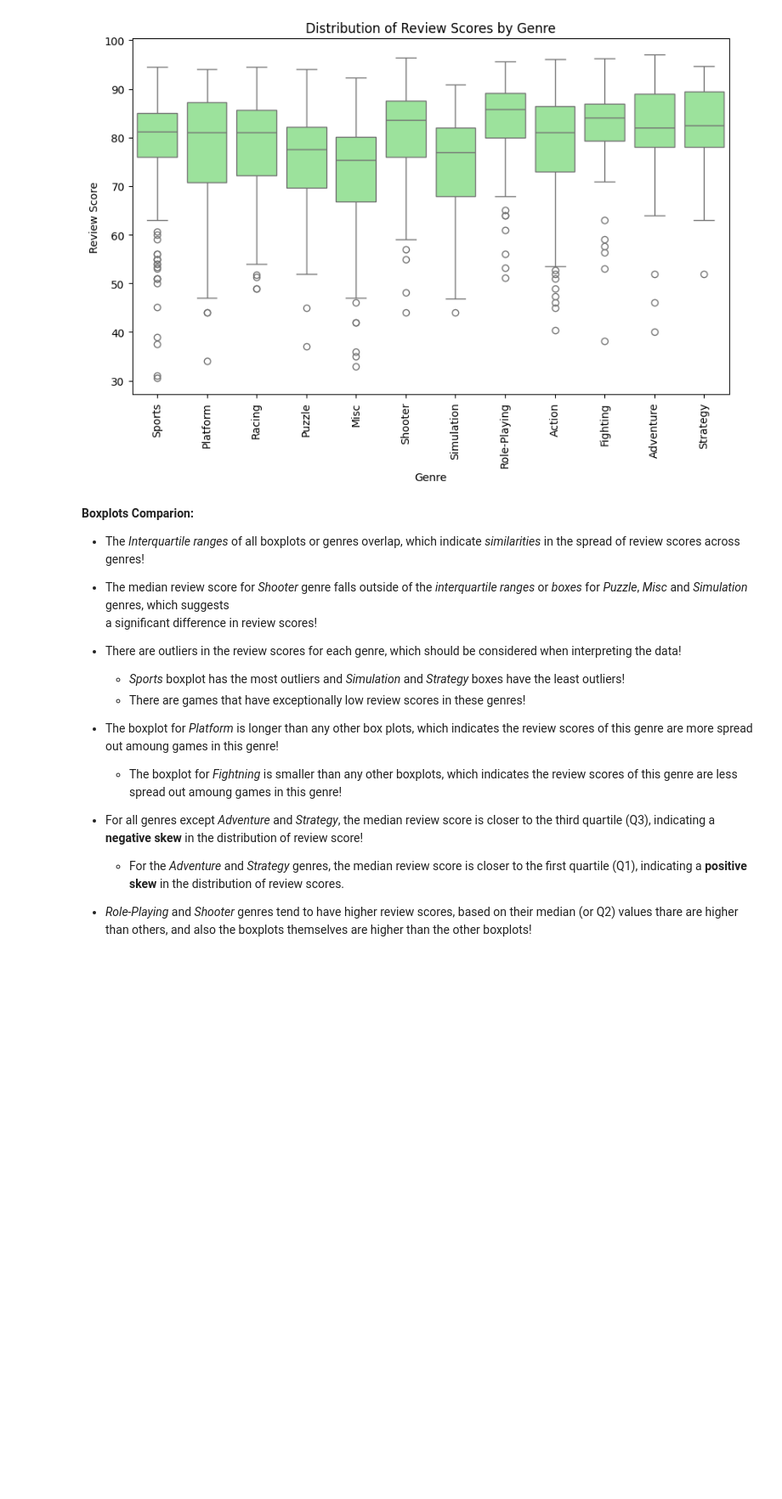
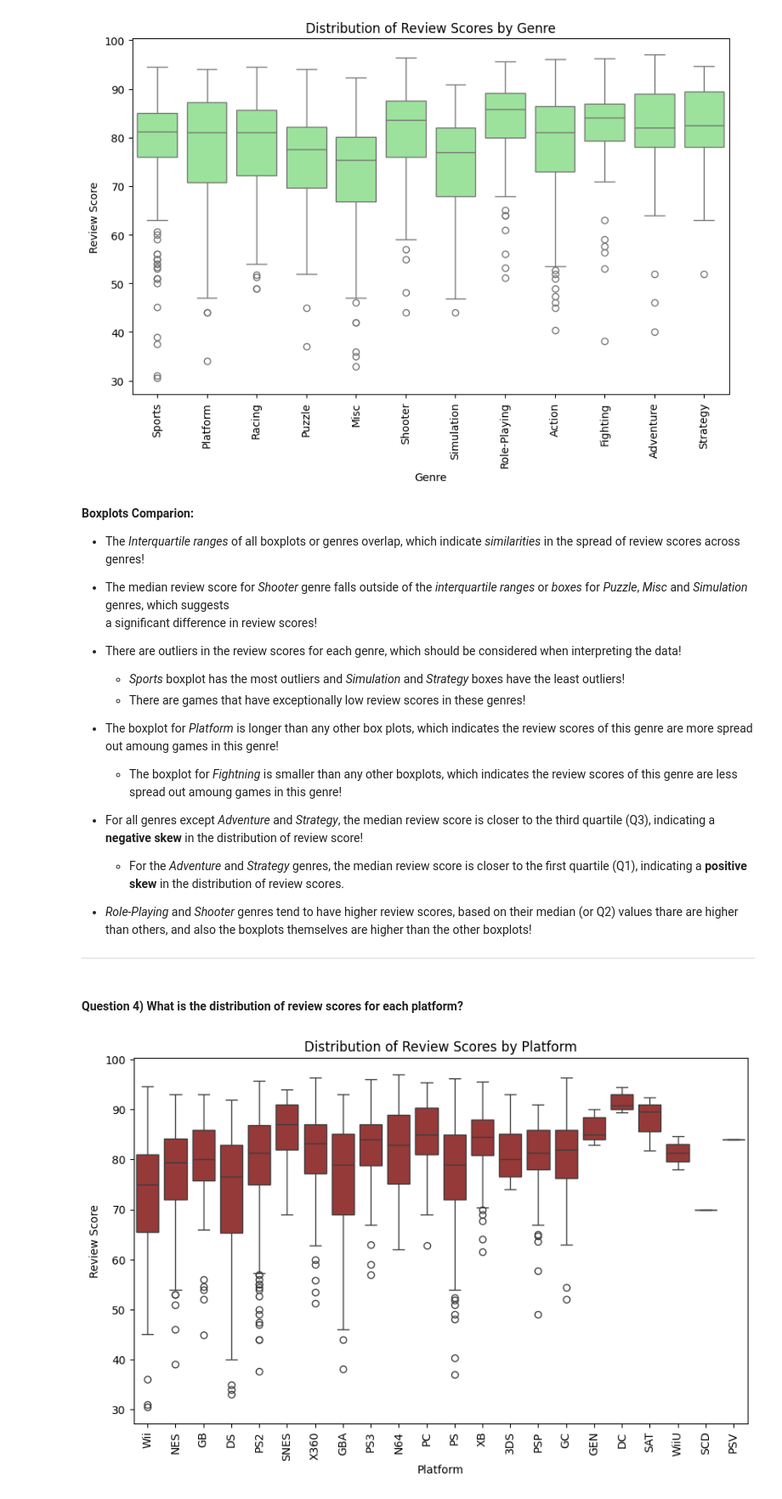
Before and after one commit to Darknight47/The-Effects-Of-Genre-Platform-On-A-Game, a Jupyter notebook: analyze.ipynb, the cells around one changed output. Shown: that part at 85% size. Drawn from its saved outputs; the diff is of its cells as text; code cells hidden in the pictures; blank space fills up the shorter version.

Commit message:
question 4

```diff
--- a/analyze.ipynb
+++ b/analyze.ipynb
@@ -241,3 +241,16 @@ a significant difference in review scores!
 *  For all genres except *Adventure* and *Strategy*, the median review score is closer to the third quartile (Q3), indicating a **negative skew** in the distribution of review score!
     * For the *Adventure* and *Strategy* genres, the median review score is closer to the first quartile (Q1), indicating a **positive skew** in the distribution of review scores.
 * *Role-Playing* and *Shooter* genres tend to have higher review scores, based on their median (or Q2) values thare are higher than others, and also the boxplots themselves are higher than the other boxplots!
+***
+# %% [markdown]
+#### **Question 4)** What is the distribution of review scores for each platform?
+# %%
+plt.figure(figsize=(10, 6))
+sns.boxplot(x='Platform', y='Review', data=games_dataset, color="brown")
+plt.title('Distribution of Review Scores by Platform')
+plt.xlabel('Platform')
+plt.ylabel('Review Score')
+plt.xticks(rotation=90) # Rotates X-Axis Ticks by 90-degrees
+plt.show()
+# %% [output]
+[figure, added]
```
Also changed, not shown: parts of 3 cells of this notebook.
